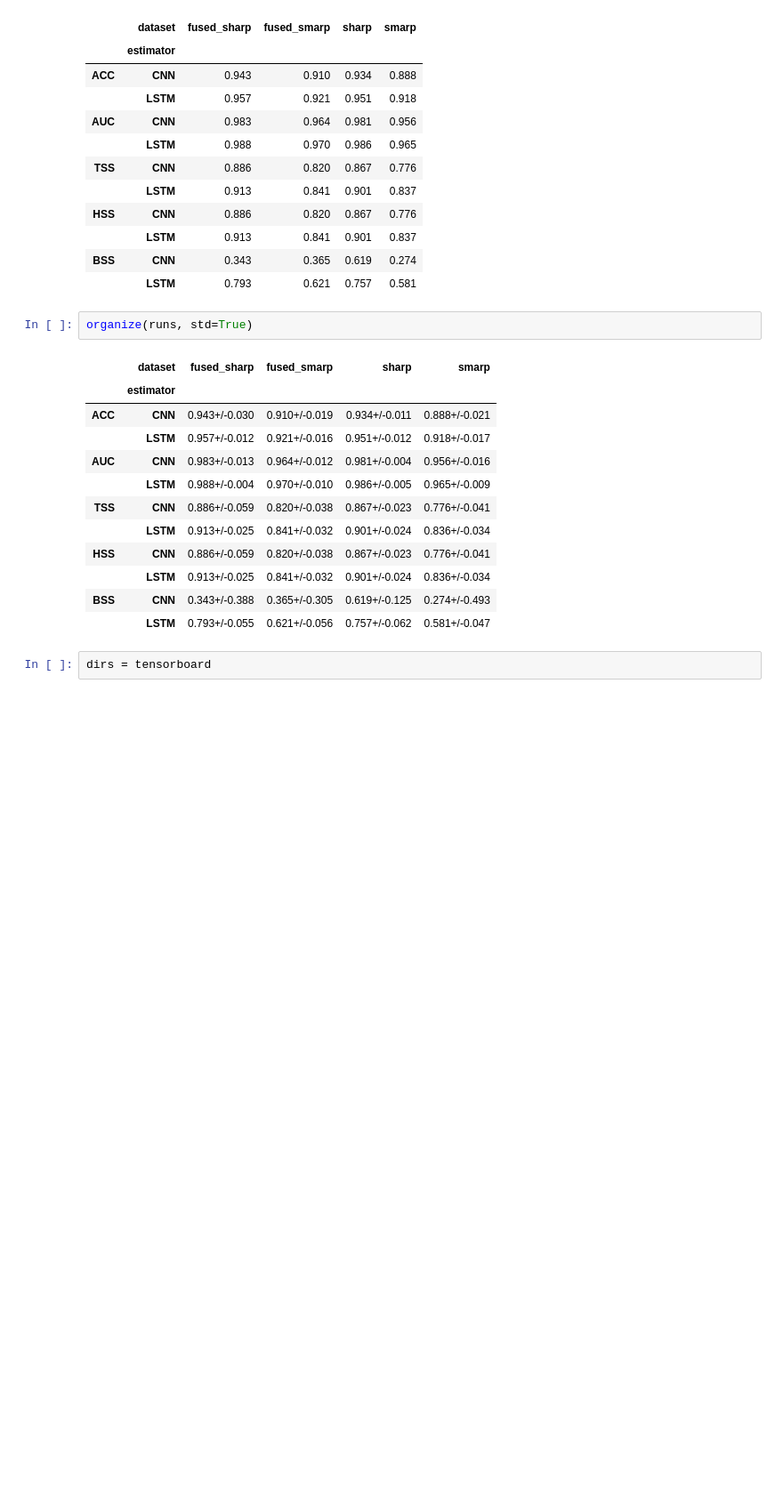
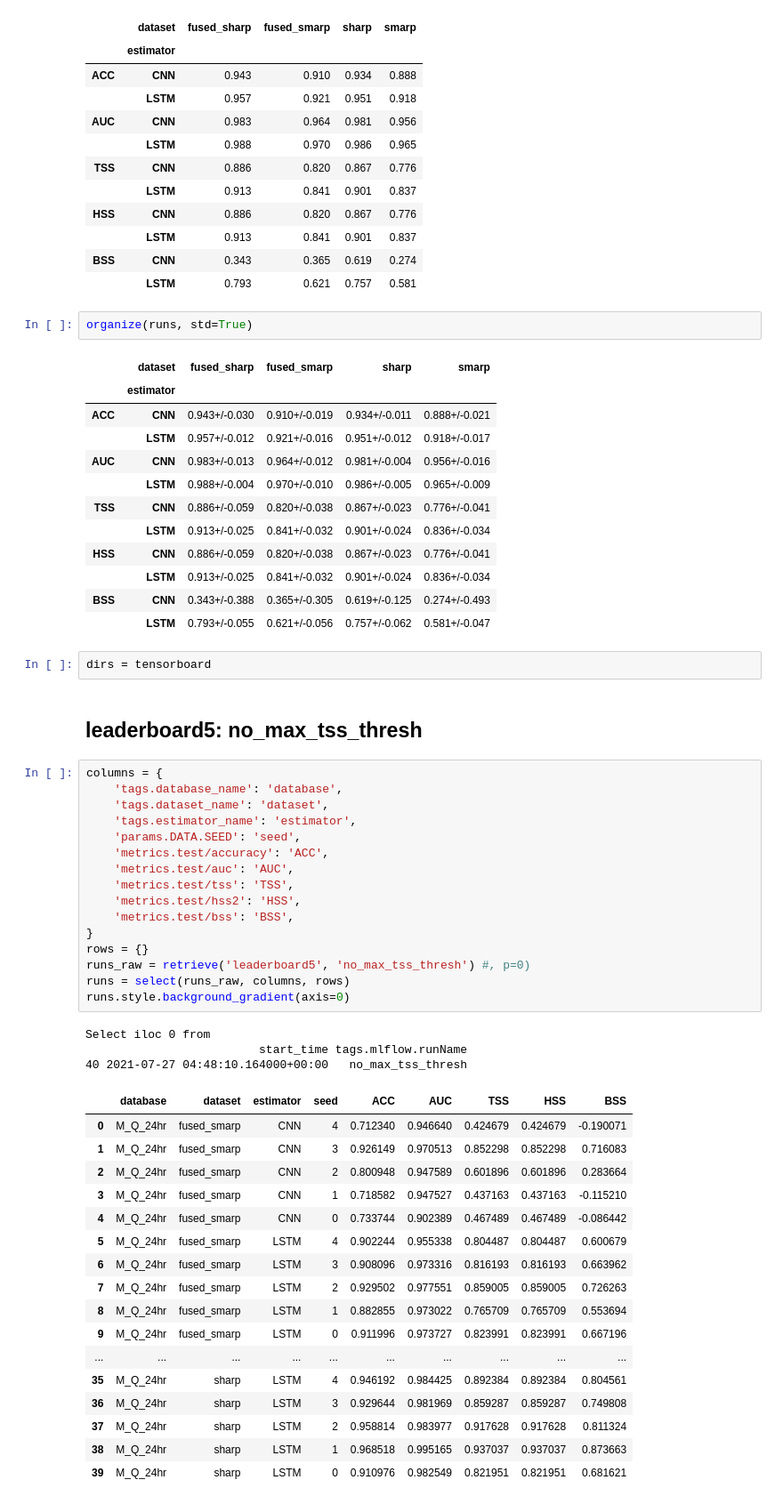
Before and after one commit to ZeyuSun/flare-prediction-smarp, a Jupyter notebook: notebooks/mlflow_results.ipynb, the cells around one changed output. Shown at 89% size. Saved outputs shown, nothing was run; the diff lists cells and outputs as text; blank space fills up the shorter version.

Commit message:
leaderboard5 mlflow results

```diff
--- a/notebooks/mlflow_results.ipynb
+++ b/notebooks/mlflow_results.ipynb
@@ -1200,3 +1204,42 @@ organize(runs, std=True)
 |  | LSTM | 0.793+/-0.055 | 0.621+/-0.056 | 0.757+/-0.062 | 0.581+/-0.047 |
 # %%
 dirs = tensorboard
+# %% [markdown]
+## leaderboard5: no_max_tss_thresh
+# %%
+columns = {
+    'tags.database_name': 'database',
+    'tags.dataset_name': 'dataset',
+    'tags.estimator_name': 'estimator',
+    'params.DATA.SEED': 'seed',
+    'metrics.test/accuracy': 'ACC',
+    'metrics.test/auc': 'AUC',
+    'metrics.test/tss': 'TSS',
+    'metrics.test/hss2': 'HSS',
+    'metrics.test/bss': 'BSS',
+}
+rows = {}
+runs_raw = retrieve('leaderboard5', 'no_max_tss_thresh') #, p=0)
+runs = select(runs_raw, columns, rows)
+runs.style.background_gradient(axis=0)
+# %% [output]
+Select iloc 0 from
+                         start_time tags.mlflow.runName
+40 2021-07-27 04:48:10.164000+00:00   no_max_tss_thresh
+|  | database | dataset | estimator | seed | ACC | AUC | TSS | HSS | BSS |
+| 0 | M_Q_24hr | fused_smarp | CNN | 4 | 0.712340 | 0.946640 | 0.424679 | 0.424679 | -0.190071 |
+| 1 | M_Q_24hr | fused_smarp | CNN | 3 | 0.926149 | 0.970513 | 0.852298 | 0.852298 | 0.716083 |
+| 2 | M_Q_24hr | fused_smarp | CNN | 2 | 0.800948 | 0.947589 | 0.601896 | 0.601896 | 0.283664 |
+| 3 | M_Q_24hr | fused_smarp | CNN | 1 | 0.718582 | 0.947527 | 0.437163 | 0.437163 | -0.115210 |
+| 4 | M_Q_24hr | fused_smarp | CNN | 0 | 0.733744 | 0.902389 | 0.467489 | 0.467489 | -0.086442 |
+| 5 | M_Q_24hr | fused_smarp | LSTM | 4 | 0.902244 | 0.955338 | 0.804487 | 0.804487 | 0.600679 |
+| 6 | M_Q_24hr | fused_smarp | LSTM | 3 | 0.908096 | 0.973316 | 0.816193 | 0.816193 | 0.663962 |
+| 7 | M_Q_24hr | fused_smarp | LSTM | 2 | 0.929502 | 0.977551 | 0.859005 | 0.859005 | 0.726263 |
+| 8 | M_Q_24hr | fused_smarp | LSTM | 1 | 0.882855 | 0.973022 | 0.765709 | 0.765709 | 0.553694 |
+| 9 | M_Q_24hr | fused_smarp | LSTM | 0 | 0.911996 | 0.973727 | 0.823991 | 0.823991 | 0.667196 |
+| ... | ... | ... | ... | ... | ... | ... | ... | ... | ... |
+| 35 | M_Q_24hr | sharp | LSTM | 4 | 0.946192 | 0.984425 | 0.892384 | 0.892384 | 0.804561 |
+| 36 | M_Q_24hr | sharp | LSTM | 3 | 0.929644 | 0.981969 | 0.859287 | 0.859287 | 0.749808 |
+| 37 | M_Q_24hr | sharp | LSTM | 2 | 0.958814 | 0.983977 | 0.917628 | 0.917628 | 0.811324 |
+| 38 | M_Q_24hr | sharp | LSTM | 1 | 0.968518 | 0.995165 | 0.937037 | 0.937037 | 0.873663 |
+| 39 | M_Q_24hr | sharp | LSTM | 0 | 0.910976 | 0.982549 | 0.821951 | 0.821951 | 0.681621 |
```
Also changed, not shown: parts of 24 cells of this notebook, 2 other files.
